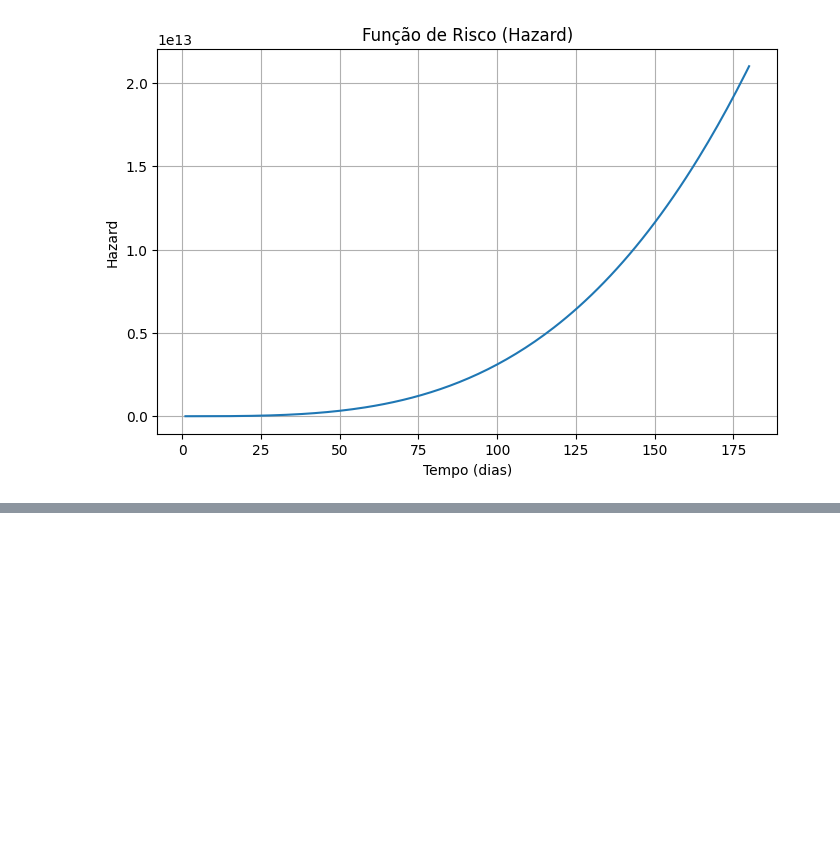
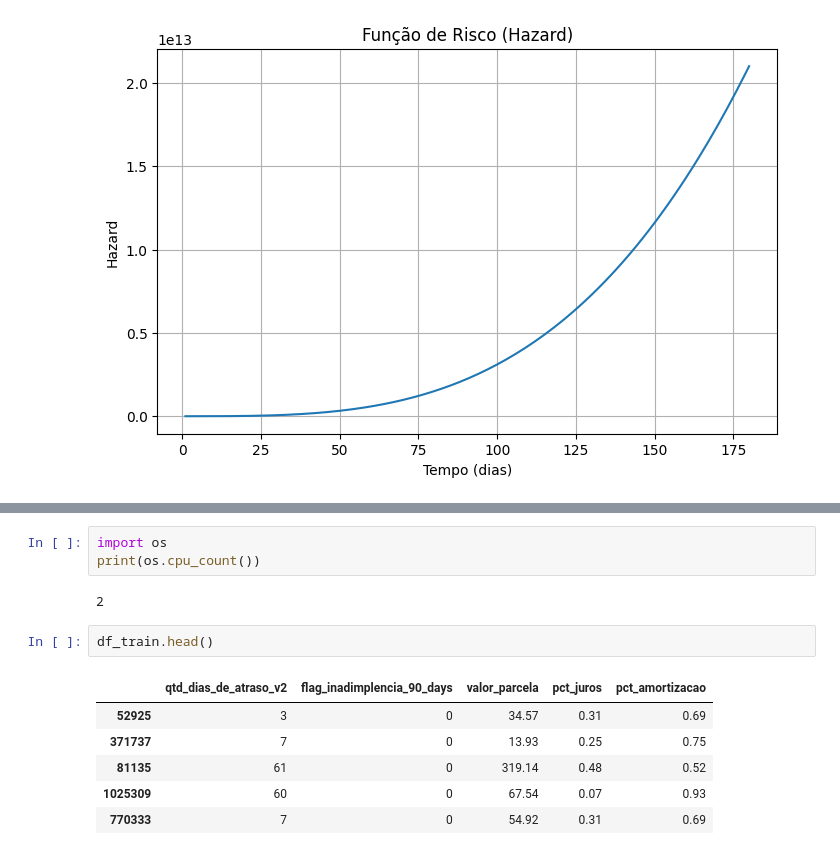
Before and after one commit to GilliardMorandim/mba-tcc-usp-inadimplencia, a Jupyter notebook: analise_sobrevivencia.ipynb, the cells around one changed output, grey strips where cells are left out. Saved outputs shown, nothing was run; the diff lists cells and outputs as text; blank space fills up the shorter version.

```diff
--- a/analise_sobrevivencia.ipynb
+++ b/analise_sobrevivencia.ipynb
@@ -469,0 +647,14 @@ plot_hazard_curve(pipeline.models["weibull"], X_ref)
+# %%
+import os
+print(os.cpu_count())
+# %% [output]
+2
+# %%
+df_train.head()
+# %% [output]
+|  | qtd_dias_de_atraso_v2 | flag_inadimplencia_90_days | valor_parcela | pct_juros | pct_amortizacao |
+| 52925 | 3 | 0 | 34.57 | 0.31 | 0.69 |
+| 371737 | 7 | 0 | 13.93 | 0.25 | 0.75 |
+| 81135 | 61 | 0 | 319.14 | 0.48 | 0.52 |
+| 1025309 | 60 | 0 | 67.54 | 0.07 | 0.93 |
+| 770333 | 7 | 0 | 54.92 | 0.31 | 0.69 |
```
Also changed, not shown: parts of 38 cells of this notebook.
